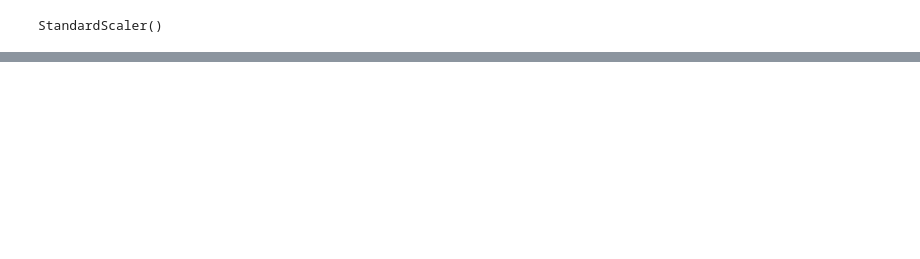
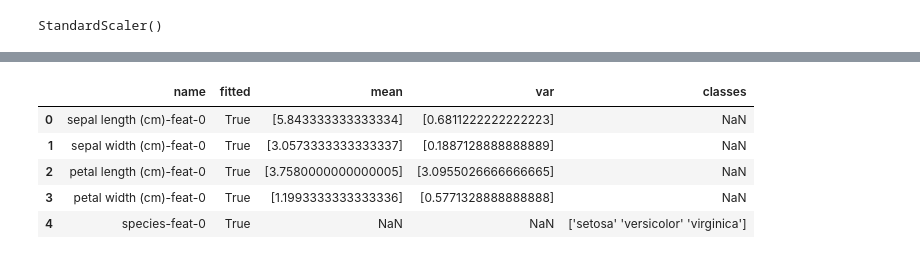
Before and after one commit to tridentbio/mariner, a Jupyter notebook: backend/notebooks/Preprocessing Pipeline.ipynb, the cells around one changed output, grey strips where cells are left out. Saved outputs shown, nothing was run; the diff lists cells and outputs as text; code cells hidden in the pictures; blank space fills up the shorter version.

```diff
--- a/backend/notebooks/Preprocessing Pipeline.ipynb
+++ b/backend/notebooks/Preprocessing Pipeline.ipynb
@@ -446,0 +454,36 @@ RuntimeError: Failed to fit "LabelEncoderConfig(type='sklearn.preprocessing.Labe
+# %%
+iris_preprocessing = PreprocessingPipeline(iris_config)
+X, y = iris_preprocessing.get_X_and_y(iris_df)
+
+
+iris_preprocessing.fit(X, y)
+
+def describe_preprocessing(iris_preprocessing):
+    state = iris_preprocessing.get_state()
+    transforms_and_feats = (
+        state['transforms'] |
+        state['featurizers']
+    )
+    df = []
+    for transformer_name, transformer in transforms_and_feats.items():
+        transformer_data = {'name': transformer_name}
+        try:
+            sklearn.utils.validation.check_is_fitted(transformer)
+            transformer_data['fitted'] = True
+        except sklearn.exceptions.NotFittedError:
+            transformer_data['fitted'] = False
+        if isinstance(transformer, sklearn.preprocessing.StandardScaler):
+            transformer_data['mean'] = transformer.mean_
+            transformer_data['var'] = transformer.var_
+        elif isinstance(transformer, sklearn.preprocessing.LabelEncoder):
+            transformer_data['classes'] = str(transformer.classes_)
+        df.append(transformer_data)
+    return pd.DataFrame(df)
+describe_preprocessing(iris_preprocessing)
+# %% [output]
+|  | name | fitted | mean | var | classes |
+| 0 | sepal length (cm)-feat-0 | True | [5.843333333333334] | [0.6811222222222223] | NaN |
+| 1 | sepal width (cm)-feat-0 | True | [3.0573333333333337] | [0.1887128888888889] | NaN |
+| 2 | petal length (cm)-feat-0 | True | [3.7580000000000005] | [3.0955026666666665] | NaN |
+| 3 | petal width (cm)-feat-0 | True | [1.1993333333333336] | [0.5771328888888888] | NaN |
+| 4 | species-feat-0 | True | NaN | NaN | ['setosa' 'versicolor' 'virginica'] |
```
Also changed, not shown: parts of 16 cells of this notebook, 1 other file.
